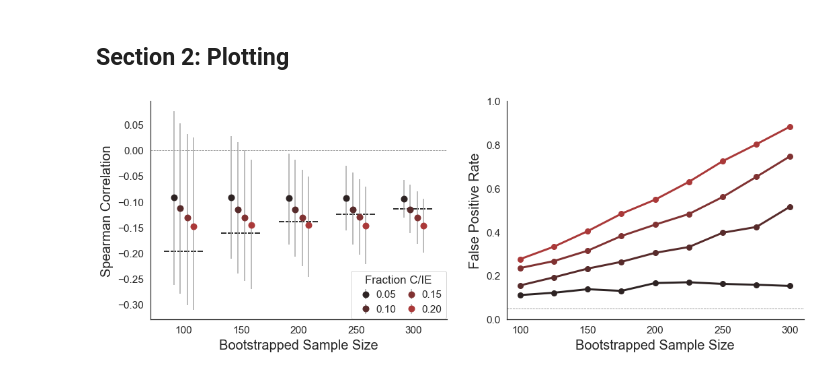
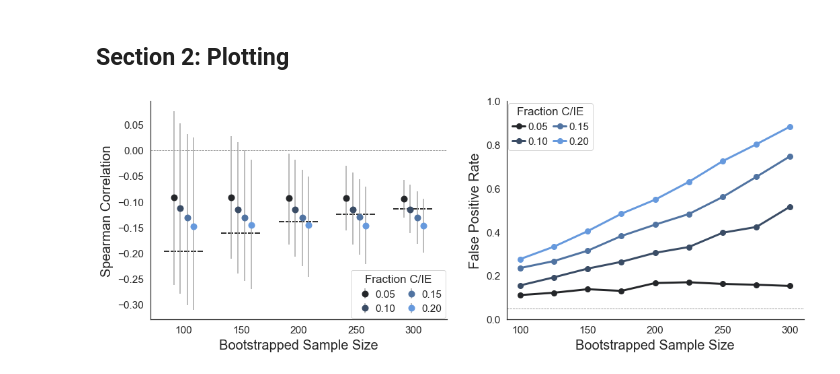
Before and after one commit to nivlab/sciops, a Jupyter notebook: analysis/results_03b.ipynb, the cells around one changed output. Drawn from its saved outputs; the diff is of its cells as text; code cells hidden in the pictures.

```diff
--- a/analysis/results_03b.ipynb
+++ b/analysis/results_03b.ipynb
@@ -101,7 +101,7 @@ sns.set_theme('notebook', style='white', font='sans-serif', font_scale=1.4)
 
 ## Initialize canvas.
 fig, axes = plt.subplots(1,2,figsize=(15,6))
-palette = sns.dark_palette("#AA3939", n_colors=4)
+palette = sns.dark_palette("#69d", n_colors=4)
 
 ## Define critical values.
 critical_values = 1.96 / np.sqrt(n_total - 1)
@@ -134,32 +134,38 @@ for i, y in enumerate(critical_values[::2]):
     axes[0].plot([i-0.35,i+0.35], [-y,-y], color='0.2', lw=2, linestyle=(0, (4, 1)), zorder=-1)
 
 ## Add detail.
 axes[0].axhline(0.0, color='0.5', lw=0.8, linestyle='--', zorder=-1)
 axes[0].set(xticks=np.arange(5), xticklabels=[100,150,200,250,300])
 axes[0].set_xlabel('Bootstrapped Sample Size', fontsize=20, labelpad=6)
 axes[0].set_ylabel('Spearman Correlation', fontsize=20, labelpad=6)
 
 ## Update legend.
 handles, labels = axes[0].get_legend_handles_labels()
 leg = axes[0].legend(handles[:4], labels[:4], loc=4, ncol=2, frameon=True, title="Fraction C/IE",
-                     title_fontsize=17, borderpad=0.4, handletextpad=0, borderaxespad=0.1, columnspacing=0.5)
+                     title_fontsize=17, borderpad=0.4, handletextpad=0, borderaxespad=0.15, columnspacing=0.5)
 
 #~~~~~~~~~~~~~~~~~~~~~~~~~~~~~~~~~~~~~~~~~~#
 ### Plot false positive rates.
 #~~~~~~~~~~~~~~~~~~~~~~~~~~~~~~~~~~~~~~~~~~#
 
 ## Plot false positive rates.
 for y, label, color in zip(fpr, percentiles, palette):
     axes[1].plot(n_total, y, 'o-', lw=3, color=color, label='%0.2f' %label, markersize=8)
 axes[1].axhline(0.05, color='0.5', lw=0.8, linestyle='--', zorder=-1)
 
 ## Add detail.
 axes[1].set(xticks=[100,150,200,250,300], ylim=(0,1))
 axes[1].set_xlabel('Bootstrapped Sample Size', fontsize=20, labelpad=6)
 axes[1].set_ylabel('False Positive Rate', fontsize=20, labelpad=6)
 
+## Add legend.
+handles, labels = axes[1].get_legend_handles_labels()
+leg = axes[1].legend(handles[:4], labels[:4], loc=2, ncol=2, frameon=True, title="Fraction C/IE",
+                     title_fontsize=17, borderpad=0.4, handletextpad=0.25, borderaxespad=0.15,
+                     columnspacing=0.5, handlelength=1.25)
+
 sns.despine()
 plt.subplots_adjust(left=0.08, right=0.98, top=0.9, bottom=0.15, wspace=0.2)
 plt.savefig(os.path.join('..','figures','main_03b.png'), dpi=180, transparent=True)
 # %% [output]
-[figure, old version]
+[figure, new version]
```
Also changed, not shown: 3 other files.
